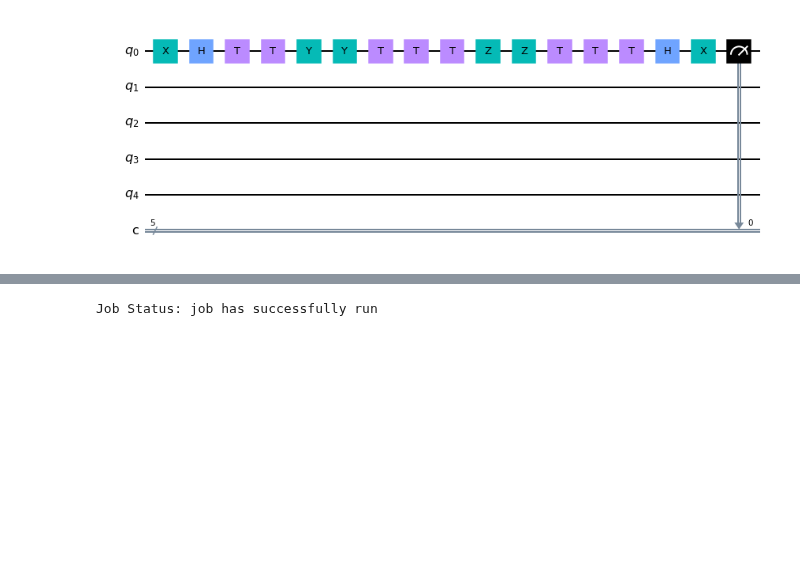
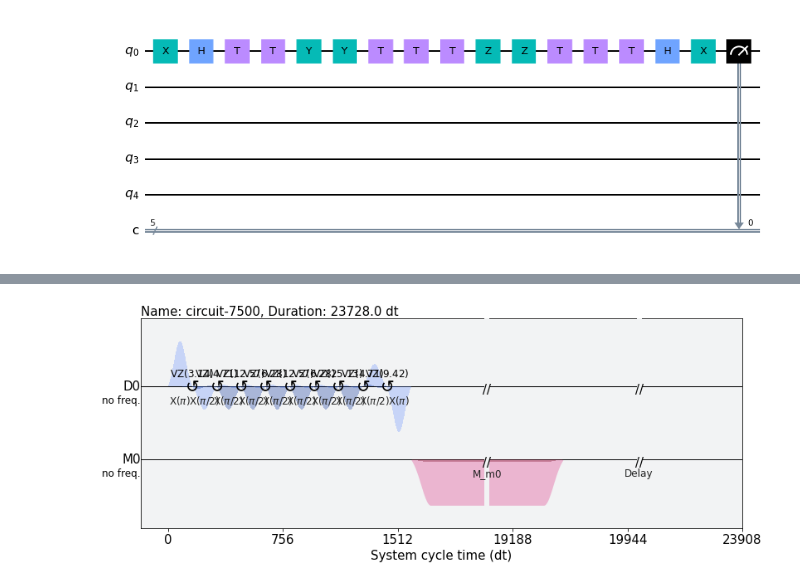
Before and after one commit to DeDuckProject/quantum-playground, a Jupyter notebook: experiments/basic-error-correction.ipynb, the cells around one changed output, grey strips where cells are left out. Drawn from its saved outputs; the diff is of its cells as text; code cells hidden in the pictures; blank space fills up the shorter version.

```diff
--- a/experiments/basic-error-correction.ipynb
+++ b/experiments/basic-error-correction.ipynb
@@ -192,8 +203,9 @@ least busy backend:  ibmq_quito
 from qiskit.tools.monitor import job_monitor
 
 shots = 20000
-transpiled_circuits = transpile(circuits, backend, optimization_level=0)
-job = backend.run(transpiled_circuits)
-job_monitor(job, interval=2)
+transpiled_circuits = transpile(circuits, backend, optimization_level=0, scheduling_method='alap')
-# %% [output]
-Job Status: job has successfully run
+# %%
+schedule = build_schedule(transpiled_circuits[0], backend, method='alap')
+schedule.draw()
+# %% [output]
+[figure, added]
```
Also changed, not shown: parts of 7 cells of this notebook.
